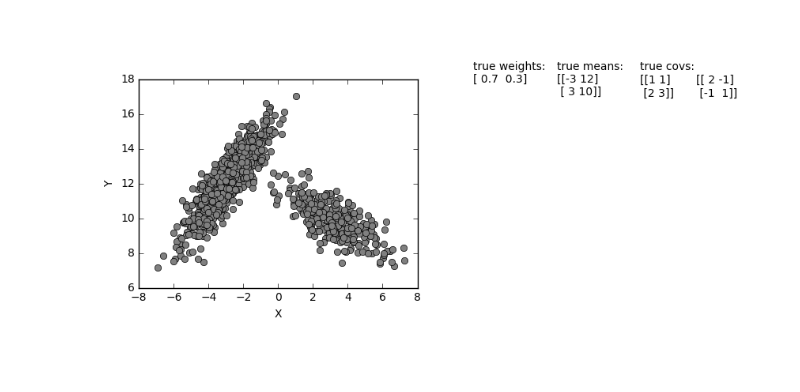
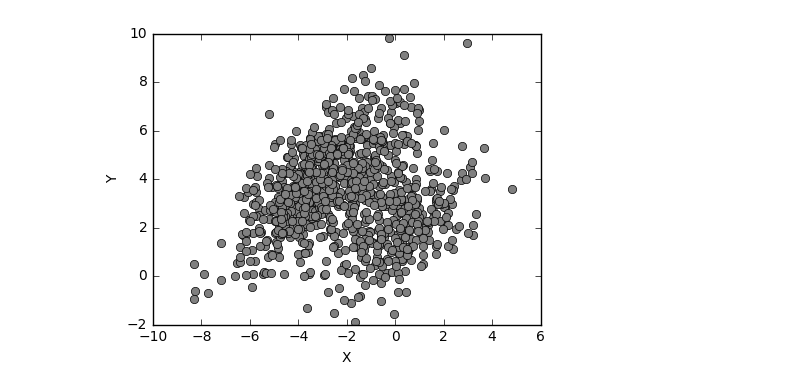
Before and after one commit to etienne-v/em-gmm, a Jupyter notebook: gaussianMixtureModel.ipynb, the cells around one changed output. Saved outputs shown, nothing was run; the diff lists cells and outputs as text; code cells hidden in the pictures.

```diff
--- a/gaussianMixtureModel.ipynb
+++ b/gaussianMixtureModel.ipynb
@@ -11,29 +12,20 @@ np.random.seed(5)
 # %%
 # generate random data points
 nPoints = 1000
-trueWeights = np.array([0.7, 0.3])
-trueMeans = np.array([[-3, 12],[3, 10]])
-trueCovs = np.array([[[1,1],[2,3]], [[2,-1],[-1,1]]])
+trueWeights = np.array([0.3, 0.7])
+trueMeans = np.array([[0, 2],[-3, 4]])
+trueCovs = np.array([[[2,1],[1,2]], [[3,2],[2,3]]])
 data = generateRandomClusterData(nPoints, trueWeights, trueMeans, trueCovs)
 trueParams = {'weights':trueWeights, 'means':trueMeans, 'covs':trueCovs}
 
-fig = plt.figure(1, figsize=(10,5))
-ax1 = plt.subplot(1,2,1)
+fig = plt.figure(1, figsize=(5,5))
+ax1 = plt.subplot(1,1,1)
 plt.plot(data[:,0], data[:,1], color='0.5', marker='o', mec='k', ls='None')
 plt.xlabel("X")
 plt.ylabel("Y")
 plt.axis('scaled')
 plt.tight_layout
-
-ax2 = plt.subplot(1,2,2)
-plt.axis('off')
-plt.text(0.0, 0.9, "true weights:\n"+np.array_str(trueWeights), transform=ax2.transAxes, va='top')
-plt.text(0.3, 0.9, "true means:\n"+np.array_str(trueMeans), transform=ax2.transAxes, va='top')
-plt.text(0.6, 0.9, "true covs:\n", transform=ax2.transAxes, va='top')
-plt.text(0.6, 0.855, np.array_str(trueCovs[0]), transform=ax2.transAxes, va='top')
-plt.text(0.8, 0.855, np.array_str(trueCovs[1]), transform=ax2.transAxes, va='top')
-
 plt.show()
 # %% [output]
-[figure, old version]
+[figure, new version]
 # %%
```
Also changed, not shown: parts of 4 cells of this notebook, 2 other files.
